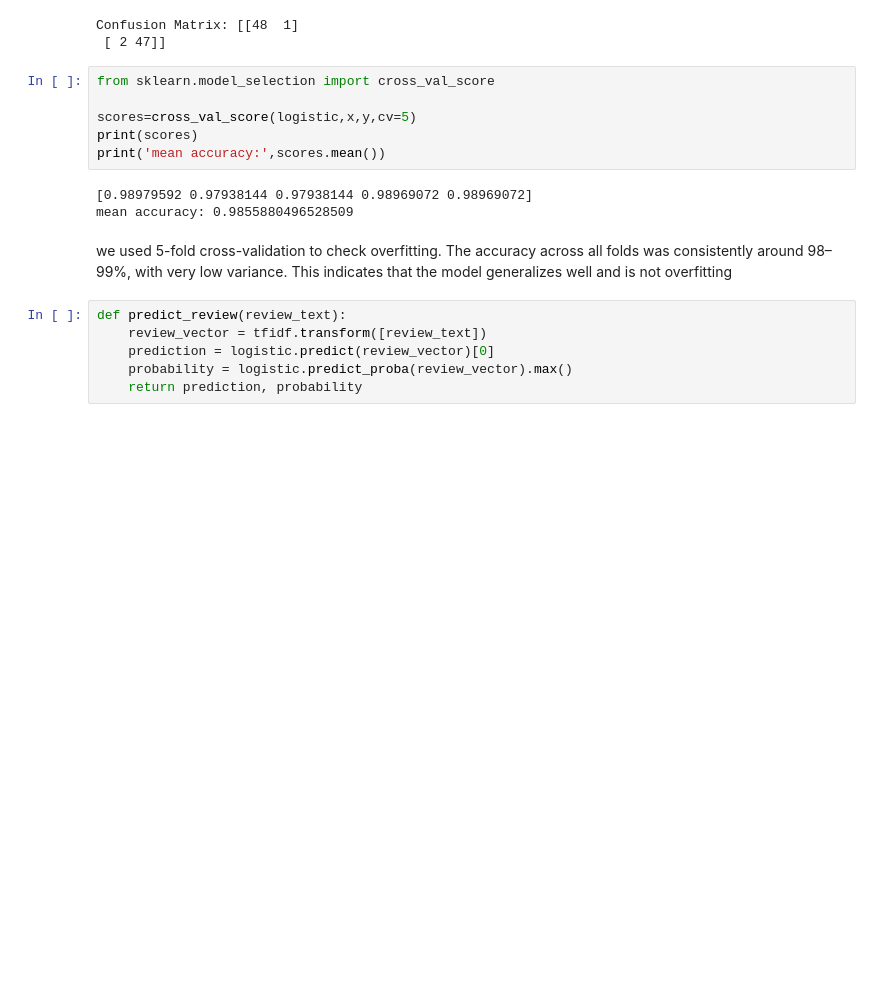
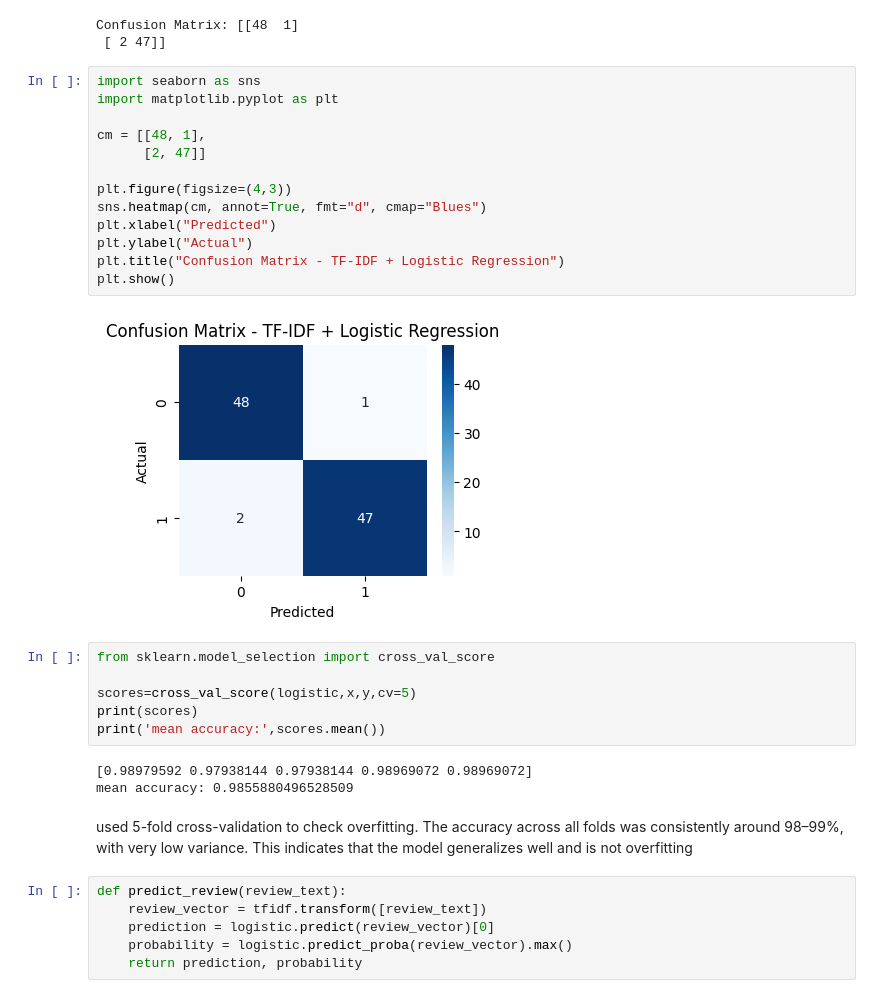
Before and after one commit to tabassum40ahs-hub/sentiment-analysis-restaurant-reviews, a Jupyter notebook: sentiment_project.ipynb, the cells around one changed output. Drawn from its saved outputs; the diff is of its cells as text; blank space fills up the shorter version.

```diff
--- a/sentiment_project.ipynb
+++ b/sentiment_project.ipynb
@@ -95,6 +90,21 @@ print('Confusion Matrix:',confusion)
 # %% [output]
 Confusion Matrix: [[48  1]
  [ 2 47]]
+# %%
+import seaborn as sns
+import matplotlib.pyplot as plt
+
+cm = [[48, 1],
+      [2, 47]]
+
+plt.figure(figsize=(4,3))
+sns.heatmap(cm, annot=True, fmt="d", cmap="Blues")
+plt.xlabel("Predicted")
+plt.ylabel("Actual")
+plt.title("Confusion Matrix - TF-IDF + Logistic Regression")
+plt.show()
+# %% [output]
+[figure, added]
 # %%
 from sklearn.model_selection import cross_val_score
 
@@ -105,7 +115,7 @@ print('mean accuracy:',scores.mean())
 [0.98979592 0.97938144 0.97938144 0.98969072 0.98969072]
 mean accuracy: 0.9855880496528509
 # %% [markdown]
-we used 5-fold cross-validation to check overfitting.
+used 5-fold cross-validation to check overfitting.
 The accuracy across all folds was consistently around 98–99%, with very low variance.
 This indicates that the model generalizes well and is not overfitting
 # %%
```
Also changed, not shown: parts of 5 cells of this notebook, 1 other file.
